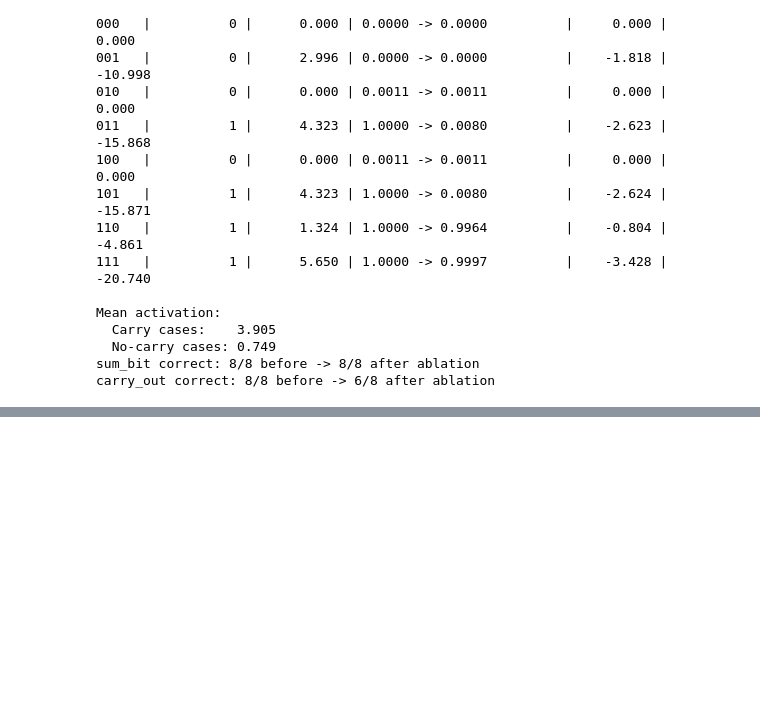
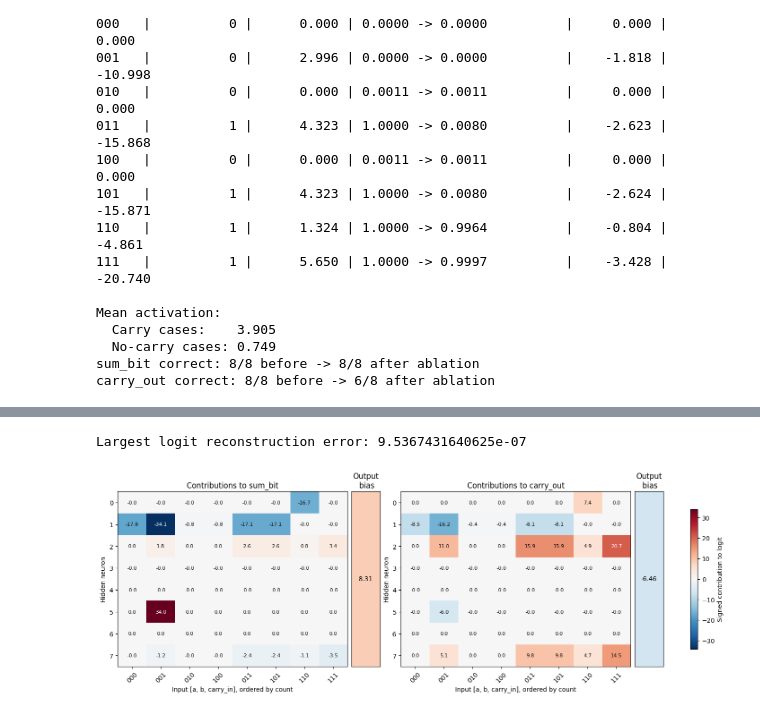
Before and after one commit to duke-aipi-Han/aipi590-XAI, a Jupyter notebook: assignments/mechanistic_interp_full_adder.ipynb, the cells around one changed output, grey strips where cells are left out. Saved outputs shown, nothing was run; the diff lists cells and outputs as text; code cells hidden in the pictures; blank space fills up the shorter version.

```diff
--- a/assignments/mechanistic_interp_full_adder.ipynb
+++ b/assignments/mechanistic_interp_full_adder.ipynb
@@ -347,0 +411,40 @@ This supports a claim about **a neuron's contribution in this trained model**, r
+# %%
+# Shape: [input, hidden neuron, output]. Bias is separate.
+output_weights = model.fc2.weight.detach()
+output_bias = model.fc2.bias.detach()
+logit_contributions = feature_h[:, :, None] * output_weights.T[None, :, :]
+reconstructed_logits = logit_contributions.sum(dim=1) + output_bias
+print("Largest logit reconstruction error:",
+      (reconstructed_logits - baseline_logits).abs().max().item())
+
+contribution_order = counts.argsort()
+color_limit = max(logit_contributions.abs().max().item(), output_bias.abs().max().item())
+fig, axes = plt.subplots(1, 4, figsize=(14, 5), constrained_layout=True,
+                         gridspec_kw={"width_ratios": [8, 1, 8, 1]})
+for k, name in enumerate(output_names):
+    ax, bias_ax = axes[2 * k:2 * k + 2]
+    values = logit_contributions[contribution_order, :, k].T
+    image = ax.imshow(values.numpy(), aspect="auto", cmap="RdBu_r",
+                      vmin=-color_limit, vmax=color_limit)
+    ax.set_title(f"Contributions to {name}")
+    ax.set_xticks(range(len(X)), [input_labels[i] for i in contribution_order.tolist()],
+                  rotation=45)
+    ax.set_yticks(range(feature_h.shape[1]))
+    ax.set_xlabel("Input [a, b, carry_in], ordered by count")
+    ax.set_ylabel("Hidden neuron")
+    for j in range(values.shape[0]):
+        for r in range(values.shape[1]):
+            value = values[j, r].item()
+            ax.text(r, j, f"{value:.1f}", ha="center", va="center", fontsize=8,
+                    color="white" if abs(value) > 0.55 * color_limit else "black")
+    bias_ax.imshow([[output_bias[k].item()]], cmap="RdBu_r",
+                   vmin=-color_limit, vmax=color_limit, aspect="auto")
+    bias_ax.text(0, 0, f"{output_bias[k]:.2f}", ha="center", va="center")
+    bias_ax.set_title("Output\n bias")
+    bias_ax.set_xticks([])
+    bias_ax.set_yticks([])
+fig.colorbar(image, ax=axes.tolist(), label="Signed contribution to logit", shrink=0.8)
+plt.show()
+# %% [output]
+Largest logit reconstruction error: 9.5367431640625e-07
+[figure, added]
```
Also changed, not shown: parts of 7 cells of this notebook.
